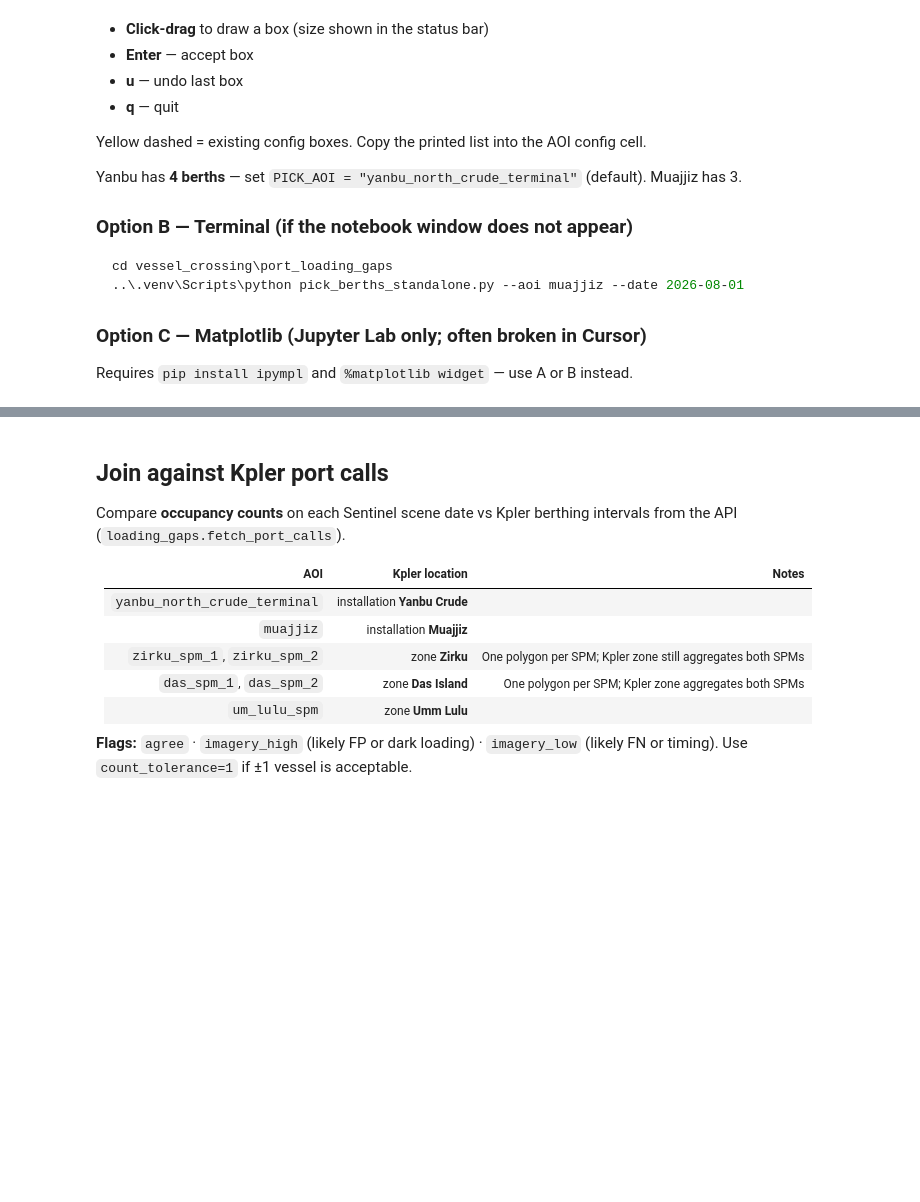
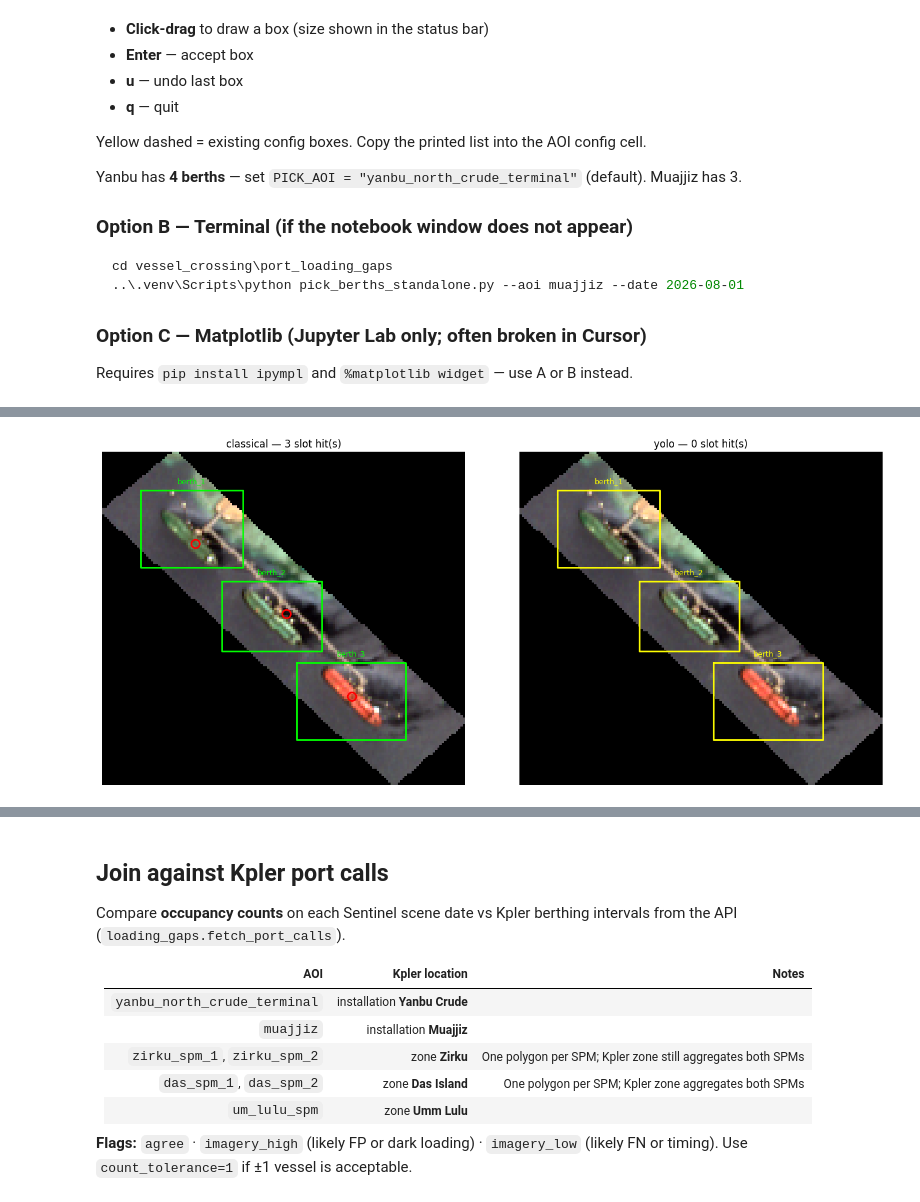
Before and after one commit to lcgr-jg/vessel_crossing, a Jupyter notebook: port_loading_gaps/copernicus_vessel_detection.ipynb, the cells around one changed output, grey strips where cells are left out. Cells and saved outputs as stored; diff of their text form; code cells hidden in the pictures; blank space fills up the shorter version.

```diff
--- a/port_loading_gaps/copernicus_vessel_detection.ipynb
+++ b/port_loading_gaps/copernicus_vessel_detection.ipynb
@@ -1137,0 +1214,87 @@ IndexError: list index out of range
+# %%
+# --- YOLO A/B trial (mayrajeo S2 weights) ---------------------------------
+# First run downloads ~50MB weights from Hugging Face.
+# Domain shift warning: model trained on Baltic L1C-TCI; our scenes are L2A RGB.
+#
+# Toggle USE_YOLO_FOR_TIMESERIES=True only after spot-checks look better than classical.
+
+from yolo_ship_detect import detect_berth_slots_yolo, predict_ships_rgb
+
+# If HF download fails, set path to local yolo11s_tci.pt:
+YOLO_WEIGHT_PATH = str(NOTEBOOK_DIR / 'yolo11s_tci.pt')  # local mayrajeo weights
+
+YOLO_AOI = "muajjiz"
+YOLO_DATE = "2026-08-01"
+USE_YOLO_FOR_TIMESERIES = False  # set True to flip detect params globally below
+
+yolo_scene, _ = _fetch_s2_rgb_ndwi(YOLO_AOI, YOLO_DATE)
+yolo_params = {**detect_params_by_aoi[YOLO_AOI], "use_yolo": True}
+if YOLO_WEIGHT_PATH:
+    yolo_params["yolo_weight_path"] = YOLO_WEIGHT_PATH
+yolo_bg = ensure_background(YOLO_AOI)
+
+classic = detect_vessels_for_aoi(YOLO_AOI, yolo_scene, yolo_bg, ndwi=None)
+# Force classical path for fair compare
+classic_params = {**detect_params_by_aoi[YOLO_AOI], "use_yolo": False}
+from vessel_detect import detect_berth_slots as _detect_slots_classic
+
+classic = _detect_slots_classic(
+    yolo_scene,
+    yolo_bg,
+    AOI_CONFIG[YOLO_AOI]["berth_slots_px"],
+    resolutions[YOLO_AOI],
+    classic_params,
+    ndwi=fetch_ndwi(YOLO_AOI, YOLO_DATE),
+)
+yolo = detect_berth_slots_yolo(
+    yolo_scene,
+    AOI_CONFIG[YOLO_AOI]["berth_slots_px"],
+    resolutions[YOLO_AOI],
+    yolo_params,
+)
+raw_yolo = predict_ships_rgb(yolo_scene, resolution=resolutions[YOLO_AOI], conf=yolo_params.get("yolo_conf", 0.25))
+
+print(f"{YOLO_AOI} {YOLO_DATE}")
+print(f"  classical slots: {len(classic)}  {[d.get('berth') for d in classic]}")
+print(f"  YOLO slots:      {len(yolo)}  {[d.get('berth') for d in yolo]}")
+print(f"  YOLO raw boxes:  {len(raw_yolo)}  confs={[d.get('yolo_conf') for d in raw_yolo]}")
+
+fig, axes = plt.subplots(1, 2, figsize=(14, 6))
+for ax, dets, title in [
+    (axes[0], classic, "classical"),
+    (axes[1], yolo, "yolo"),
+]:
+    ax.imshow(yolo_scene)
+    occupied = {d.get("berth") for d in dets if d.get("quality") != "skip"}
+    for name, mask in build_berth_slot_masks(yolo_scene.shape, AOI_CONFIG[YOLO_AOI]["berth_slots_px"]):
+        ys, xs = np.where(mask)
+        if len(xs) == 0:
+            continue
+        color = "lime" if name in occupied else "yellow"
+        ax.plot(
+            [xs.min(), xs.max(), xs.max(), xs.min(), xs.min()],
+            [ys.min(), ys.min(), ys.max(), ys.max(), ys.min()],
+            color=color,
+            linewidth=2,
+        )
+        ax.text(xs.mean(), ys.min() - 3, name, color=color, fontsize=9, ha="center")
+    for det in dets:
+        if det.get("centroid_xy") is None:
+            continue
+        x, y = det["centroid_xy"]
+        ax.scatter(x, y, s=100, facecolors="none", edgecolors="red", linewidths=2)
+    for det in raw_yolo if title == "yolo" else []:
+        x1, y1, x2, y2 = det["xyxy"]
+        ax.plot([x1, x2, x2, x1, x1], [y1, y1, y2, y2, y1], color="cyan", linewidth=1)
+    ax.set_title(f"{title} — {len([d for d in dets if d.get('quality') != 'skip'])} slot hit(s)")
+    ax.axis("off")
+plt.tight_layout()
+plt.show()
+
+if USE_YOLO_FOR_TIMESERIES:
+    for name in detect_params_by_aoi:
+        detect_params_by_aoi[name]["use_yolo"] = True
+    print("use_yolo=True for all AOIs in this kernel session")
+else:
+    print("Classical remains default. Set USE_YOLO_FOR_TIMESERIES=True after review.")
+# %% [output]
@@ -1137,0 +1306 @@ IndexError: list index out of range
+[figure, added]
```
Also changed, not shown: parts of 12 cells of this notebook, 12 other files.
